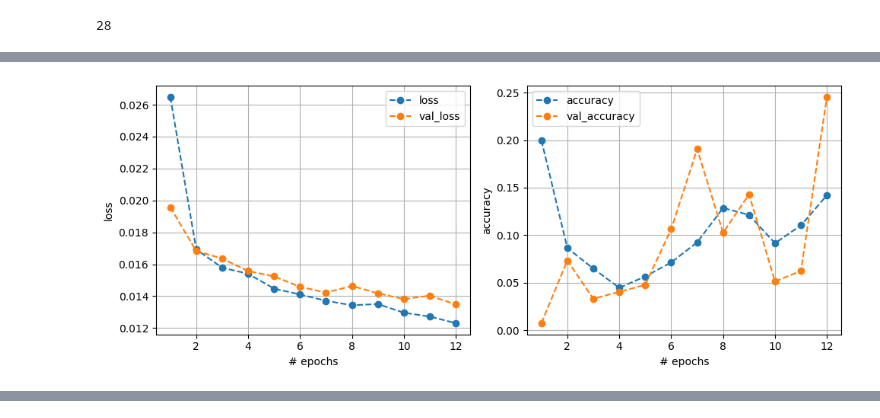
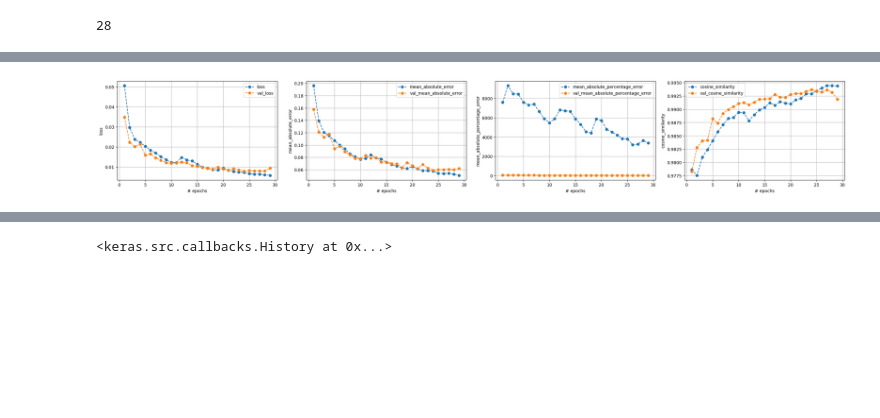
Before and after one commit to alendinez/energy-prediction, a Jupyter notebook: lstm.ipynb, the cells around one changed output, grey strips where cells are left out. Cells and saved outputs as stored; diff of their text form; code cells hidden in the pictures; blank space fills up the shorter version.

Commit message:
lstm 12h

```diff
--- a/lstm.ipynb
+++ b/lstm.ipynb
@@ -51,13 +57,13 @@ def split_sequences(sequences, n_steps_in, n_steps_out):
   X = list()
   y = list()
   for split in sequences:
-    for i in range(0, len(split), n_steps_in+n_steps_out):
+    for i in range(0, len(split), n_steps_out):
       end_ix = i + n_steps_in
       out_end_ix = end_ix + n_steps_out-1
       if out_end_ix > len(split):
         break
       else:
-        seq_x = split[i:end_ix, 1:]
+        seq_x = split[i:end_ix]
         seq_y = split[end_ix-1:out_end_ix, 0] # battery
       X.append(seq_x)
       y.append(seq_y)
@@ -67,8 +73,8 @@ def split_sequences(sequences, n_steps_in, n_steps_out):
 X, y = split_sequences(dfs, n_steps_in, n_steps_out)
 
 seed = 0
-X_train, X_test, y_train, y_test = train_test_split(X, y, test_size=0.2, shuffle=True, random_state=seed)
-X_test, X_val, y_test, y_val = train_test_split(X_test, y_test, test_size=0.5, shuffle=True, random_state=seed) # 0.1 validation y 0.1 test
+X_train, X_test, y_train, y_test = train_test_split(X, y, test_size=0.3, shuffle=True, random_state=seed)
+X_test, X_val, y_test, y_val = train_test_split(X_test, y_test, test_size=0.66, shuffle=True, random_state=seed) # 0.2 validation y 0.1 test
 
 n_features = X.shape[2]
 # %%
@@ -112,7 +113,7 @@ class PlotLearning(Callback):
         if self.showLR:
           metric.append('lr')
 
-        f, axs = plt.subplots(1,len(metric),figsize=(10,4))
+        f, axs = plt.subplots(1,len(metric),figsize=(5 + 5*len(metric), 4))
         clear_output(wait=True)
         for i,ax in enumerate(axs):
           ax.plot(range(1, epoch + 2), self.metrics[metric[i]],'o--',label=metric[i])
@@ -135,8 +133,8 @@ tf.test.gpu_device_name()
 # %%
 # Definir modelo
 model = Sequential()
-model.add(LSTM(100, activation='relu', return_sequences=True, input_shape=(n_steps_in, n_features)))
-model.add(LSTM(100, activation='relu'))
-model.add(Dense(n_steps_out, activation="sigmoid"))
-model.compile(optimizer='adam', loss='mse', metrics=['accuracy'])
+model.add(LSTM(50, activation='relu', return_sequences=True, input_shape=(n_steps_in, n_features)))
+model.add(LSTM(50, activation='relu'))
+model.add(Dense(n_steps_out, activation='sigmoid'))
+model.compile(optimizer='adam', loss='mse', metrics=['mean_absolute_error', 'mean_absolute_percentage_error', 'cosine_similarity'])
 # %% [output]
@@ -145,9 +143,7 @@ WARNING:tensorflow:Layer lstm_17 will not use cuDNN kernels since it doesn't mee
 # %%
 # Entrenar modelo
-model.fit(X_train, y_train, validation_data=(X_val, y_val), epochs=100, batch_size=32, callbacks=[
+model.fit(X_train, y_train, validation_data=(X_val, y_val), epochs=100, callbacks=[
                        PlotLearning(),
-                       EarlyStopping(monitor="val_loss", min_delta=0.001, patience=5, restore_best_weights=True)])
-# Guardamos el modelo
-model.save('/content/lstm.h5')
+                       EarlyStopping(monitor="val_loss", min_delta=0.0001, patience=5, restore_best_weights=True)])
 # %% [output]
-[figure, old version]
+[figure, new version]
@@ -154,0 +151 @@ model.save('/content/lstm.h5')
+<keras.src.callbacks.History at 0x...>
```
Also changed, not shown: parts of 13 cells of this notebook, 2 other files.
